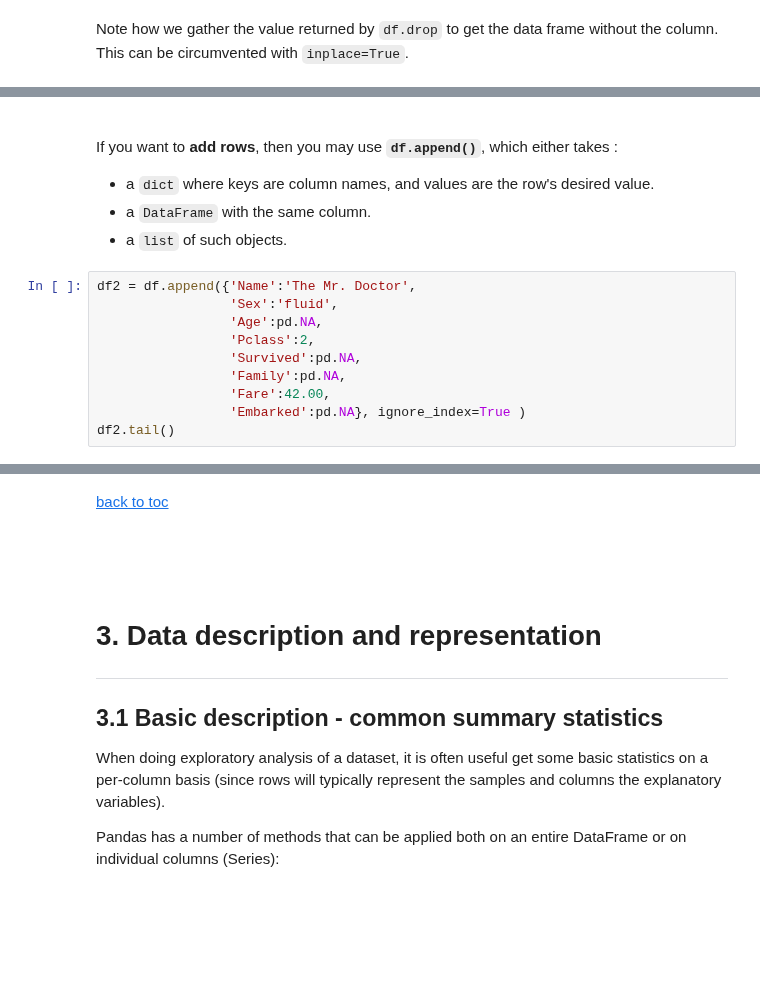
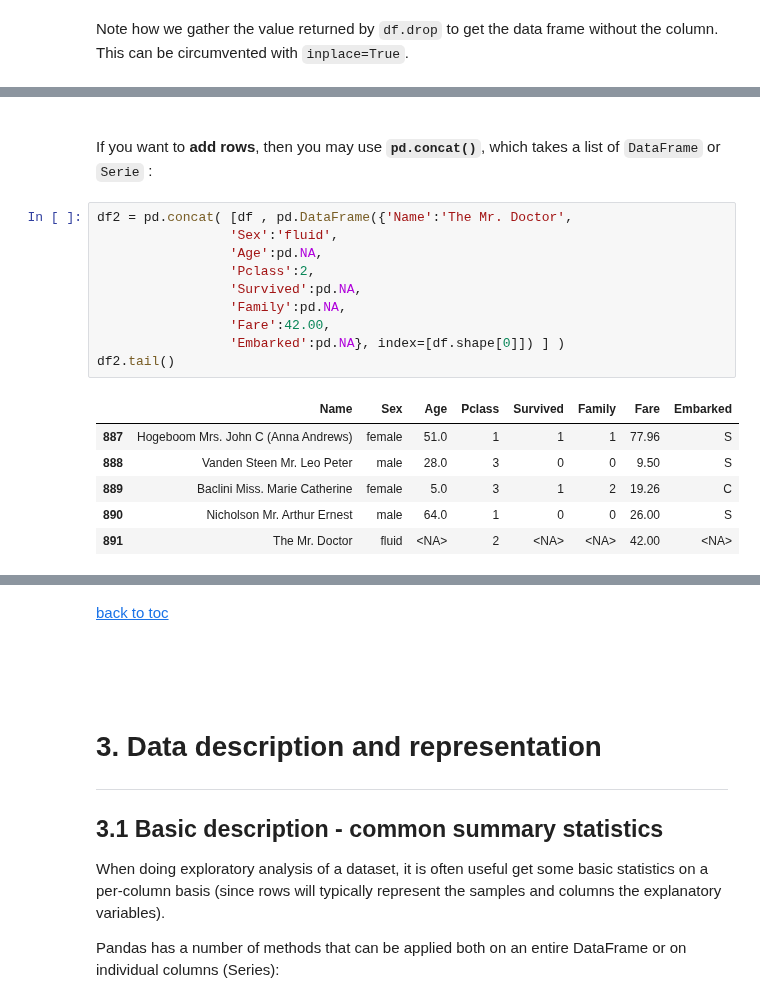
Before and after one commit to sib-swiss/intermediate-python-training, a Jupyter notebook: 01_data_manipulation_and_representation.ipynb, the cells around one changed output, grey strips where cells are left out. Saved outputs shown, nothing was run; the diff lists cells and outputs as text; blank space fills up the shorter version.

```diff
--- a/01_data_manipulation_and_representation.ipynb
+++ b/01_data_manipulation_and_representation.ipynb
@@ -636,20 +1182,24 @@ print("df2 is ",df2)
 
 <br>
 
-If you want to **add rows**, then you may use **`df.append()`**, which either takes :
- * a `dict` where keys are column names, and values are the row's desired value.
- * a `DataFrame` with the same column.
- * a `list` of such objects.
+If you want to **add rows**, then you may use **`pd.concat()`**, which takes a list of `DataFrame` or `Serie` :
 # %%
-df2 = df.append({'Name':'The Mr. Doctor',
+df2 = pd.concat( [df , pd.DataFrame({'Name':'The Mr. Doctor',
                  'Sex':'fluid',
                  'Age':pd.NA,
                  'Pclass':2,
                  'Survived':pd.NA,
                  'Family':pd.NA,
                  'Fare':42.00,
-                 'Embarked':pd.NA}, ignore_index=True )
+                 'Embarked':pd.NA}, index=[df.shape[0]]) ] )
 df2.tail()
+# %% [output]
+|  | Name | Sex | Age | Pclass | Survived | Family | Fare | Embarked |
+| 887 | Hogeboom Mrs. John C (Anna Andrews) | female | 51.0 | 1 | 1 | 1 | 77.96 | S |
+| 888 | Vanden Steen Mr. Leo Peter | male | 28.0 | 3 | 0 | 0 | 9.50 | S |
+| 889 | Baclini Miss. Marie Catherine | female | 5.0 | 3 | 1 | 2 | 19.26 | C |
+| 890 | Nicholson Mr. Arthur Ernest | male | 64.0 | 1 | 0 | 0 | 26.00 | S |
+| 891 | The Mr. Doctor | fluid | <NA> | 2 | <NA> | <NA> | 42.00 | <NA> |
 # %%
 df2.drop(index=891, inplace=True)
 df2.tail()
```
Also changed, not shown: parts of 124 cells of this notebook, 6 other files.
